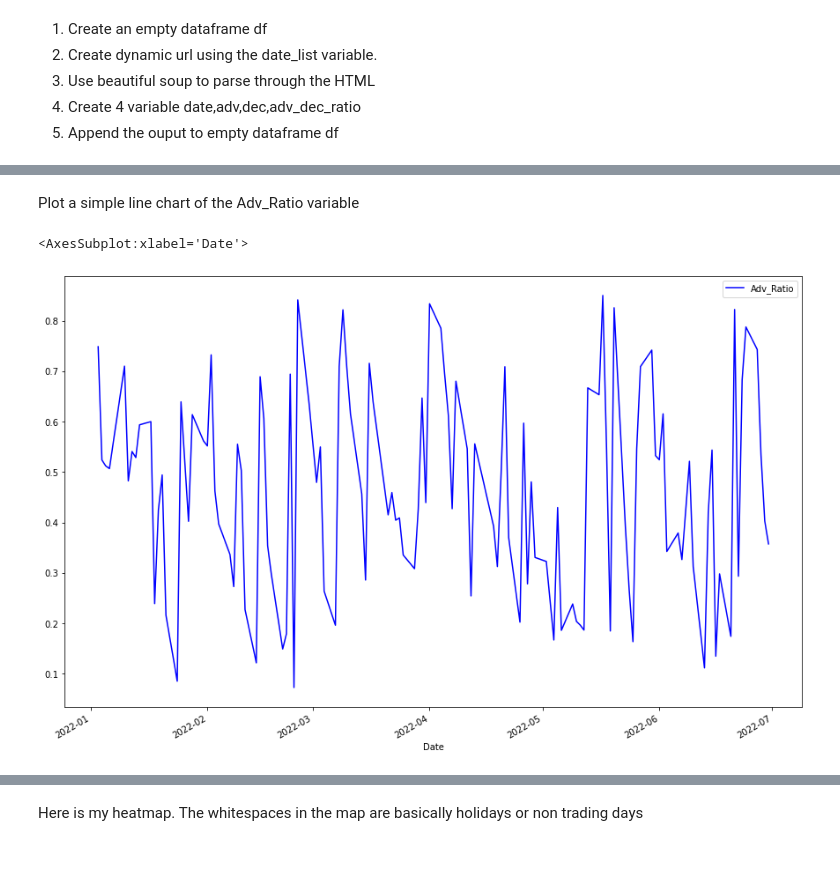
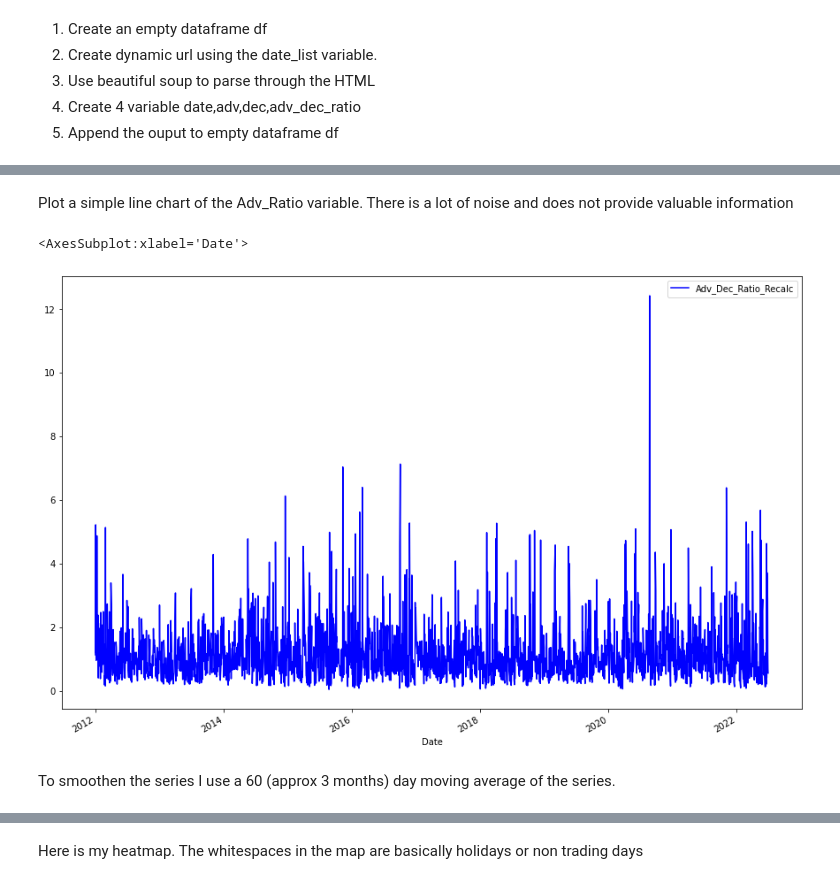
Before and after one commit to shiladitya146/Jupyter-Notebook, a Jupyter notebook: Advance-Decline Ratio .ipynb, the cells around one changed output, grey strips where cells are left out. Drawn from its saved outputs; the diff is of its cells as text; code cells hidden in the pictures; blank space fills up the shorter version.

Commit message:
Updated Using Moving Average

```diff
--- a/Advance-Decline Ratio .ipynb
+++ b/Advance-Decline Ratio .ipynb
@@ -24,7 +24,7 @@ Based on start and end date we are going to use pandas package pd.date_range to
 import datetime
 import pandas as pd
 
-start_date = datetime.datetime(2022,1,1)
+start_date = datetime.datetime(2012,1,1)
 end_date = datetime.datetime(2022,6,30)
 
 date_list = pd.date_range(start_date,end_date,freq = 'M',inclusive="both").strftime("%b%Y")
@@ -76,4 +76,4 @@ df.head(n=2)
 # %%
 df['Date'] = pd.to_datetime(df['Date'])
-df['Adv_Ratio'] =df['Adv']/(df['Adv'] + df['Dec'])
+df['Adv_Dec_Ratio_Recalc'] = df['Adv']/df['Dec']
 # %%
@@ -85,7 +99,9 @@ df.head(n=2)
 # %% [markdown]
-Plot a simple line chart of the Adv_Ratio variable
+Plot a simple line chart of the Adv_Ratio variable. There is a lot of noise and does not provide valuable information
 # %%
-df.plot(x = 'Date' , y = 'Adv_Ratio' , figsize = (15,10) , color = 'blue')
+df.plot(x = 'Date' , y = 'Adv_Dec_Ratio_Recalc' , figsize = (15,10) , color = 'blue')
 # %% [output]
 <AxesSubplot:xlabel='Date'>
-[figure, old version]
+[figure, new version]
+# %% [markdown]
+To smoothen the series I use a 60 (approx 3 months) day moving average of the series.
```
Also changed, not shown: parts of 10 cells of this notebook, 1 other file.
